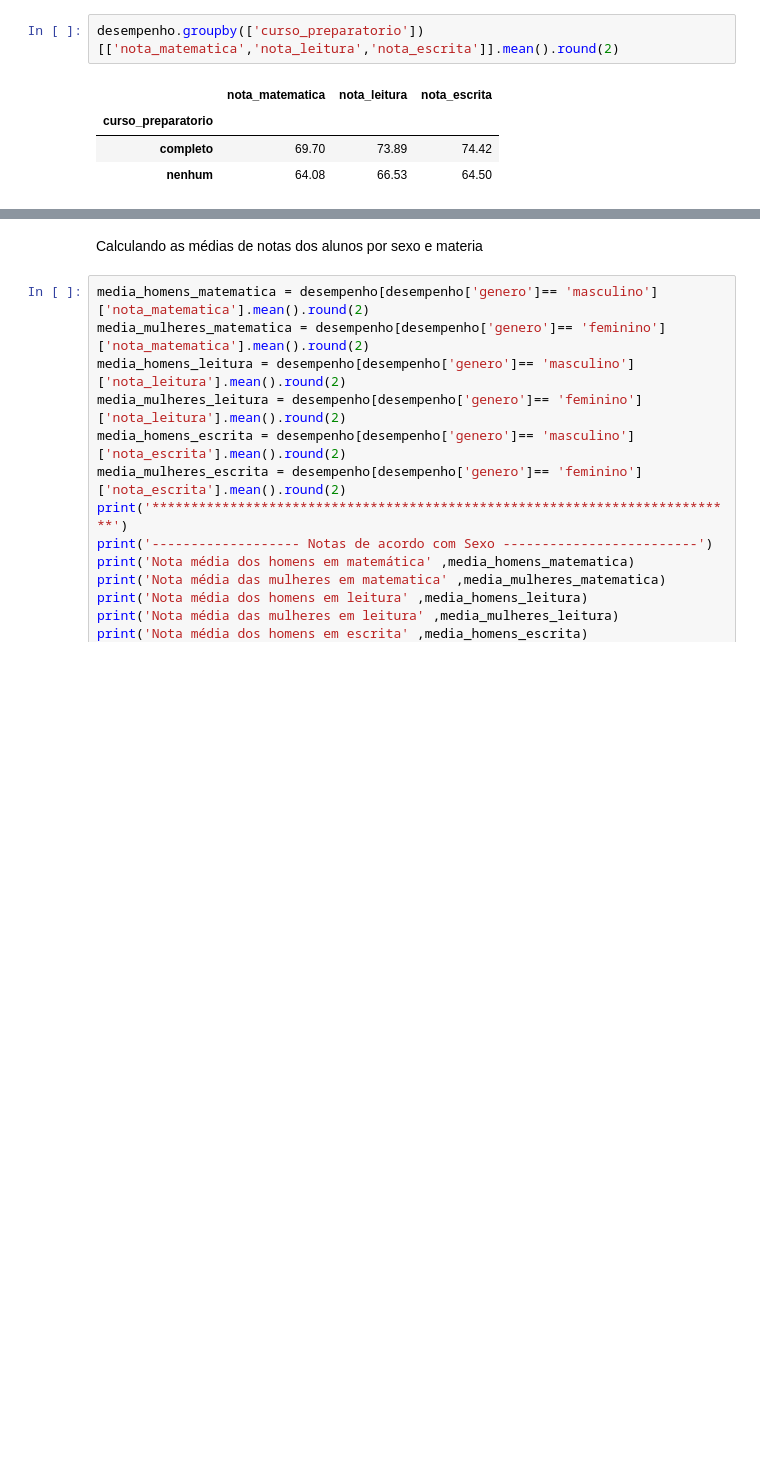
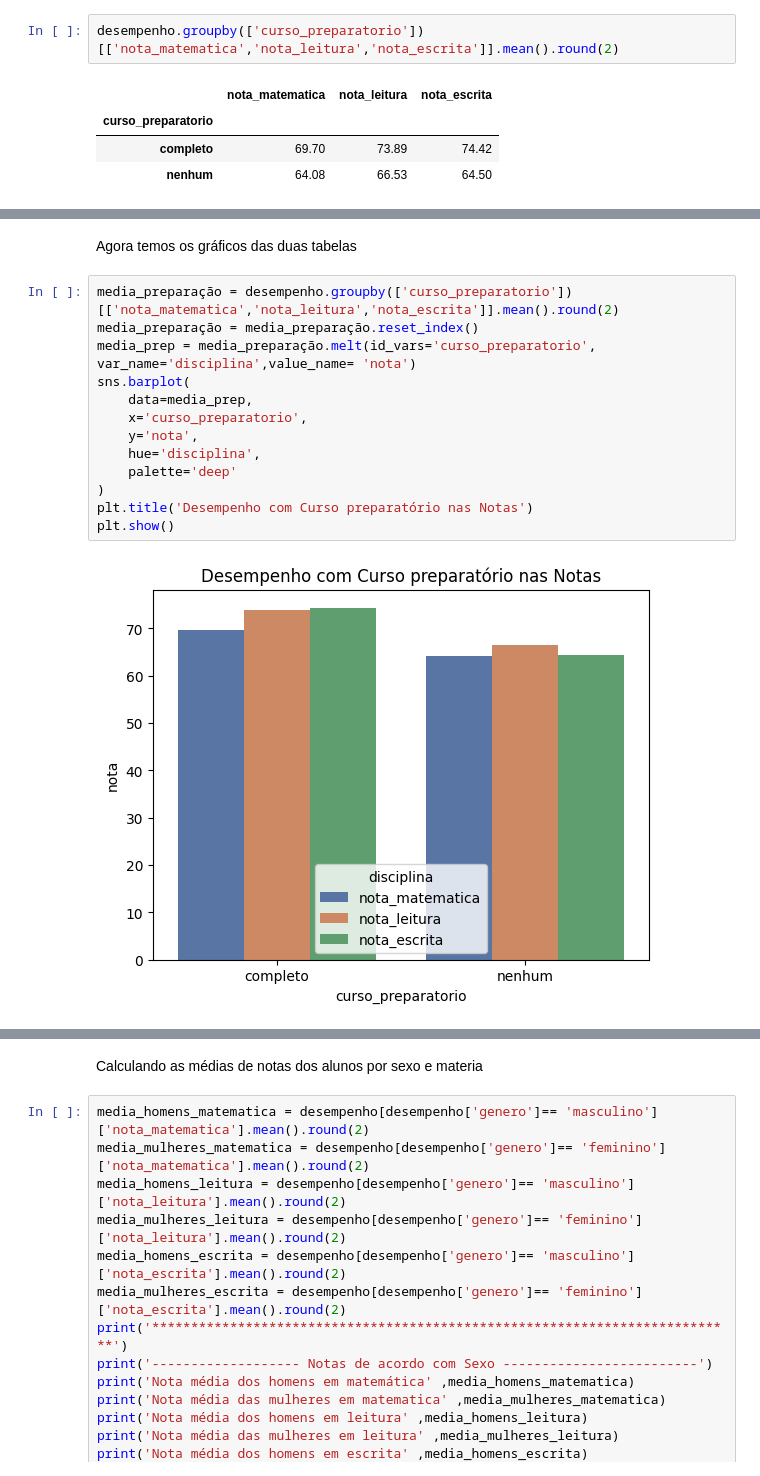
Before and after one commit to bidiass-collab/desempenho-estudantes, a Jupyter notebook: Projeto_final.ipynb, the cells around one changed output, grey strips where cells are left out. Saved outputs shown, nothing was run; the diff lists cells and outputs as text; blank space fills up the shorter version.

```diff
--- a/Projeto_final.ipynb
+++ b/Projeto_final.ipynb
@@ -575,0 +608,17 @@ desempenho.groupby(['curso_preparatorio'])[['nota_matematica','nota_leitura','no
+# %% [markdown]
+Agora temos os gráficos das duas tabelas
+# %%
+media_preparação = desempenho.groupby(['curso_preparatorio'])[['nota_matematica','nota_leitura','nota_escrita']].mean().round(2)
+media_preparação = media_preparação.reset_index()
+media_prep = media_preparação.melt(id_vars='curso_preparatorio', var_name='disciplina',value_name= 'nota')
+sns.barplot(
+    data=media_prep,
+    x='curso_preparatorio',
+    y='nota',
+    hue='disciplina',
+    palette='deep'
+)
+plt.title('Desempenho com Curso preparatório nas Notas')
+plt.show()
+# %% [output]
+[figure, added]
```
Also changed, not shown: parts of 10 cells of this notebook.
